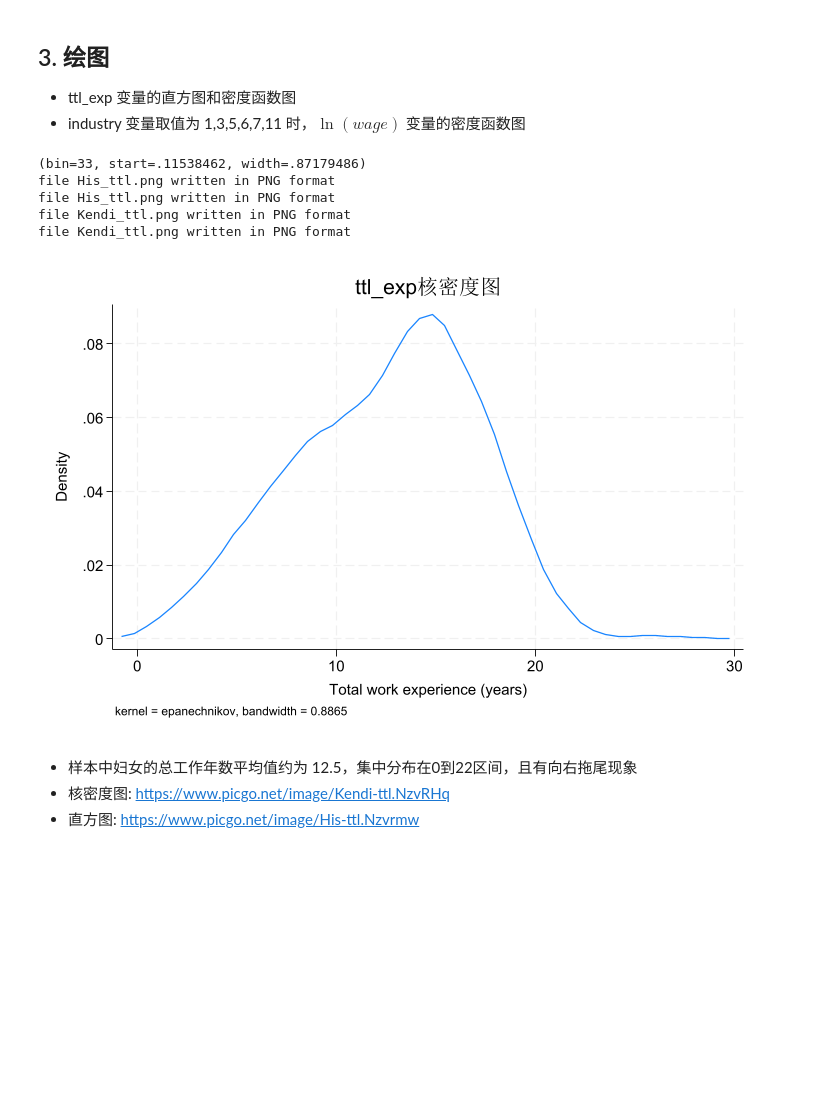
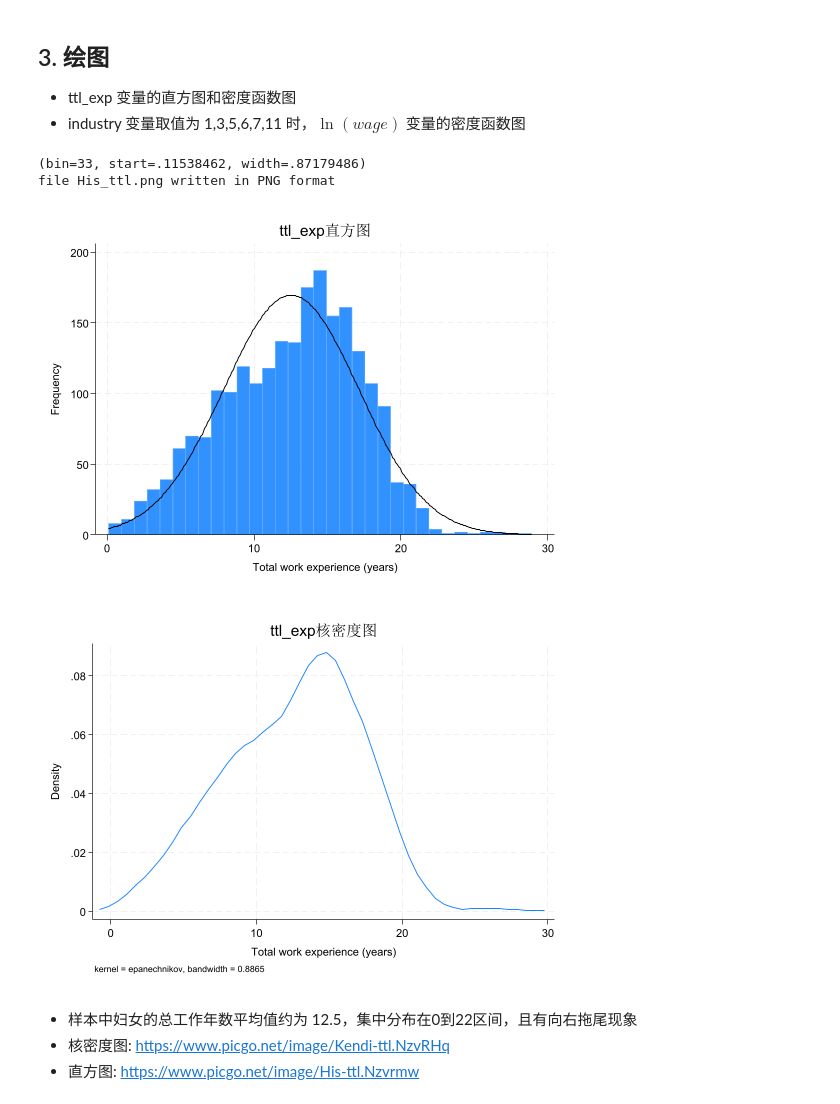
Before and after one commit to zhou622/Financial-Econometrics, a Jupyter notebook: homework-comments/方鑫婷-v1-HW-02 Stata 基础命令练习.ipynb, the cells around one changed output. Drawn from its saved outputs; the diff is of its cells as text; code cells hidden in the pictures; blank space fills up the shorter version.

```diff
--- a/homework-comments/方鑫婷-v1-HW-02 Stata 基础命令练习.ipynb
+++ b/homework-comments/方鑫婷-v1-HW-02 Stata 基础命令练习.ipynb
@@ -65,20 +67,20 @@ replace dum = 1 if wage > r(mean)
 # %%
 * ttl_exp 变量的直方图和密度函数图
 
 * 绘制直方图
 histogram ttl_exp, frequency normal title("ttl_exp直方图")
 graph export "His_ttl.png", replace
-
-* 绘制核密度图
-kdensity ttl_exp, title("ttl_exp核密度图")
-graph export "Kendi_ttl.png", replace
 # %% [output]
 (bin=33, start=.11538462, width=.87179486)
 file His_ttl.png written in PNG format
-file His_ttl.png written in PNG format
-file Kendi_ttl.png written in PNG format
-file Kendi_ttl.png written in PNG format
-[figure, old version]
+[figure, new version]
+# %%
+
+* 绘制核密度图
+kdensity ttl_exp, title("ttl_exp核密度图")
+quietly graph export "Kendi_ttl.png", replace
+# %% [output]
+[figure, added]
 # %% [markdown]
 - 样本中妇女的总工作年数平均值约为 12.5，集中分布在0到22区间，且有向右拖尾现象
 - 核密度图: https://www.picgo.net/image/Kendi-ttl.NzvRHq
```
Also changed, not shown: parts of 3 cells of this notebook, 1 other file.
